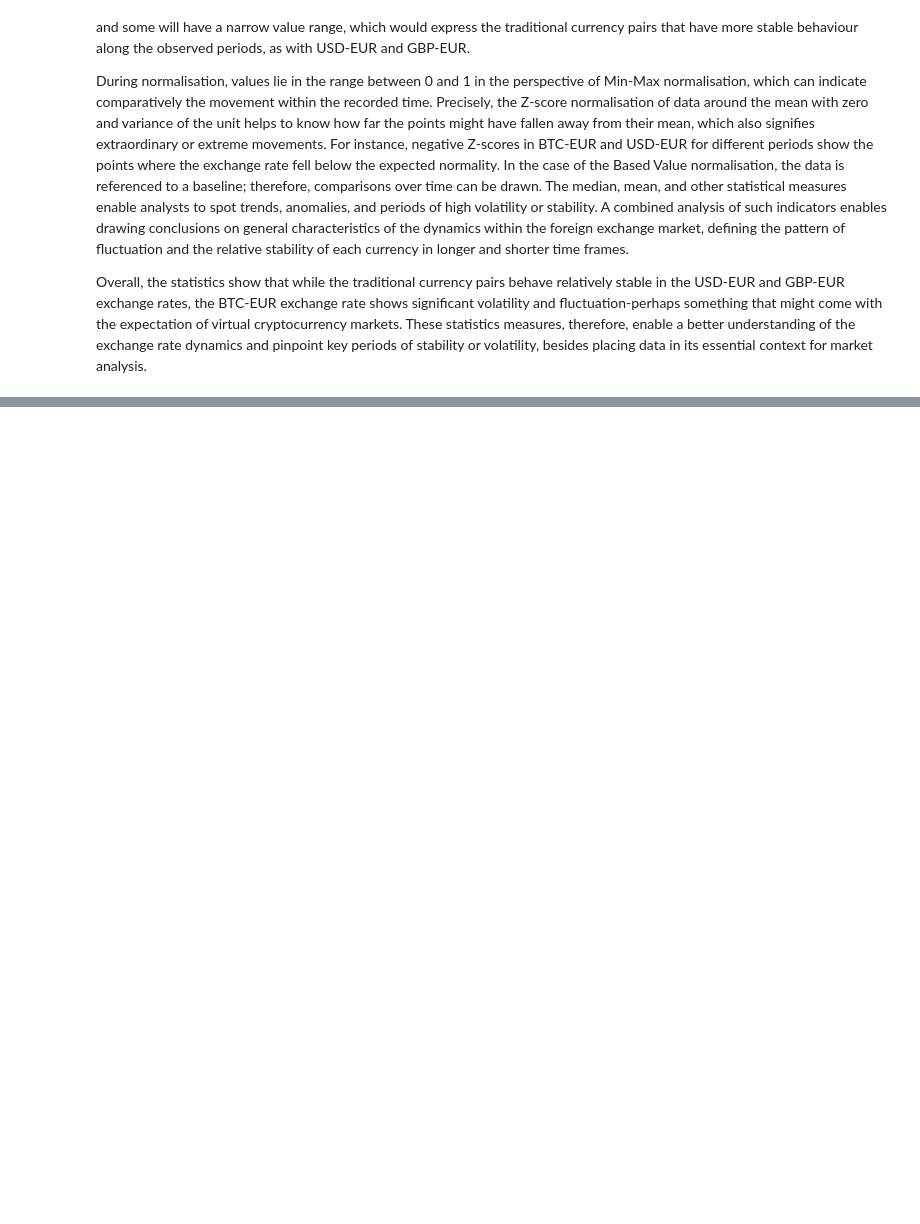
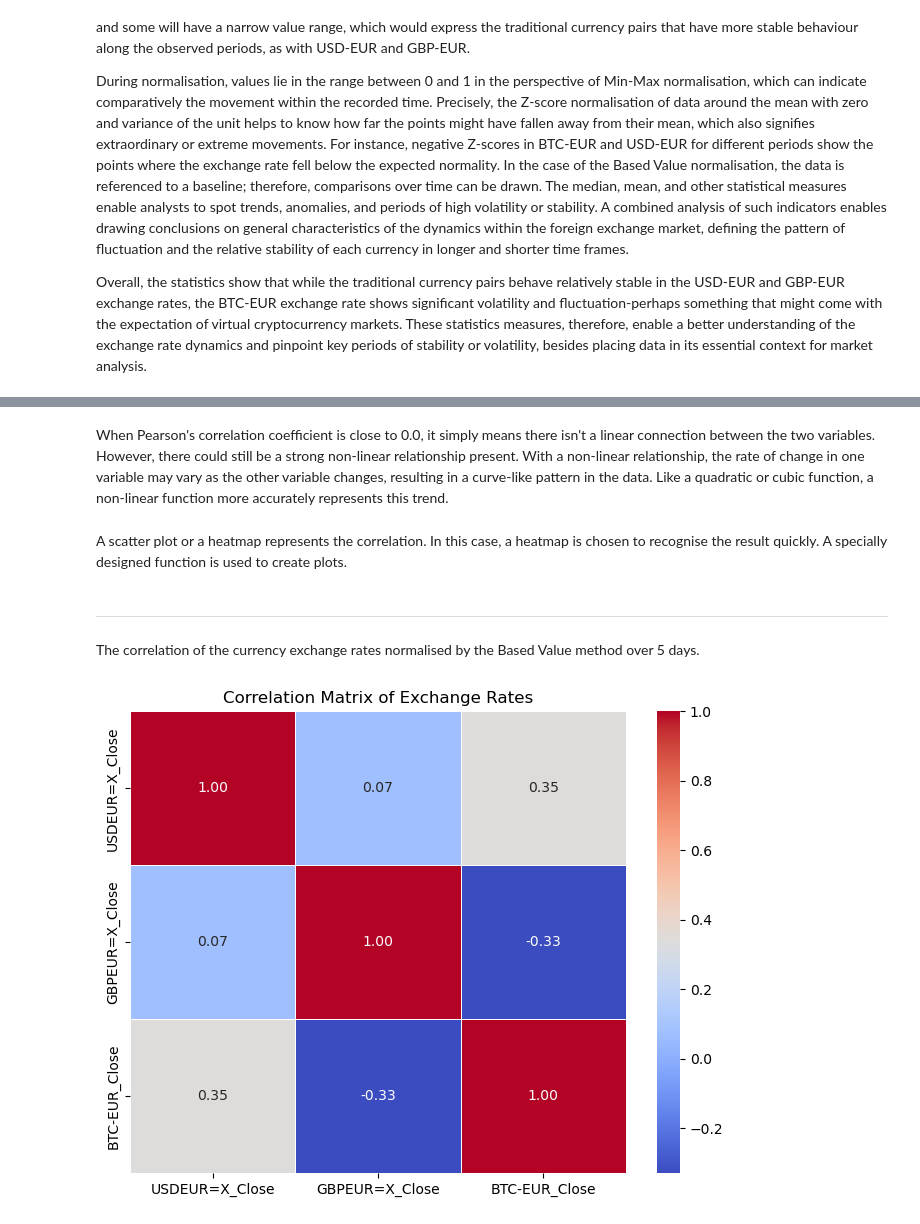
Before and after one commit to TomUszyn/PFDA-project, a Jupyter notebook: analysingCurrencyTrends.ipynb, the cells around one changed output, grey strips where cells are left out. Cells and saved outputs as stored; diff of their text form; code cells hidden in the pictures; blank space fills up the shorter version.

Commit message:
Added fucntion to count and plot correlations, Added definition of correlation and start plotting correlation for existing data.

```diff
--- a/analysingCurrencyTrends.ipynb
+++ b/analysingCurrencyTrends.ipynb
@@ -762,0 +793,14 @@ Overall, the statistics show that while the traditional currency pairs behave re
+# %% [markdown]
+When Pearson's correlation coefficient is close to 0.0, it simply means there isn't a linear connection between the two variables. However, there could still be a strong non-linear relationship present. With a non-linear relationship, the rate of change in one variable may vary as the other variable changes, resulting in a curve-like pattern in the data. Like a quadratic or cubic function, a non-linear function more accurately represents this trend.
+# %% [markdown]
+A scatter plot or a heatmap represents the correlation. In this case, a heatmap is chosen to recognise the result quickly. A specially designed function is used to create plots.
+# %% [markdown]
+***
+# %% [markdown]
+The correlation of the currency exchange rates normalised by the Based Value method over 5 days.
+# %%
+plotCorrelationMatrix(normalisedBasedValue5d,
+                      columns=['USDEUR=X_Close', 'GBPEUR=X_Close', 'BTC-EUR_Close'],
+                      title='Correlation Matrix of Exchange Rates')
+# %% [output]
+[figure, added]
```
Also changed, not shown: parts of 31 cells of this notebook, 21 other files.
